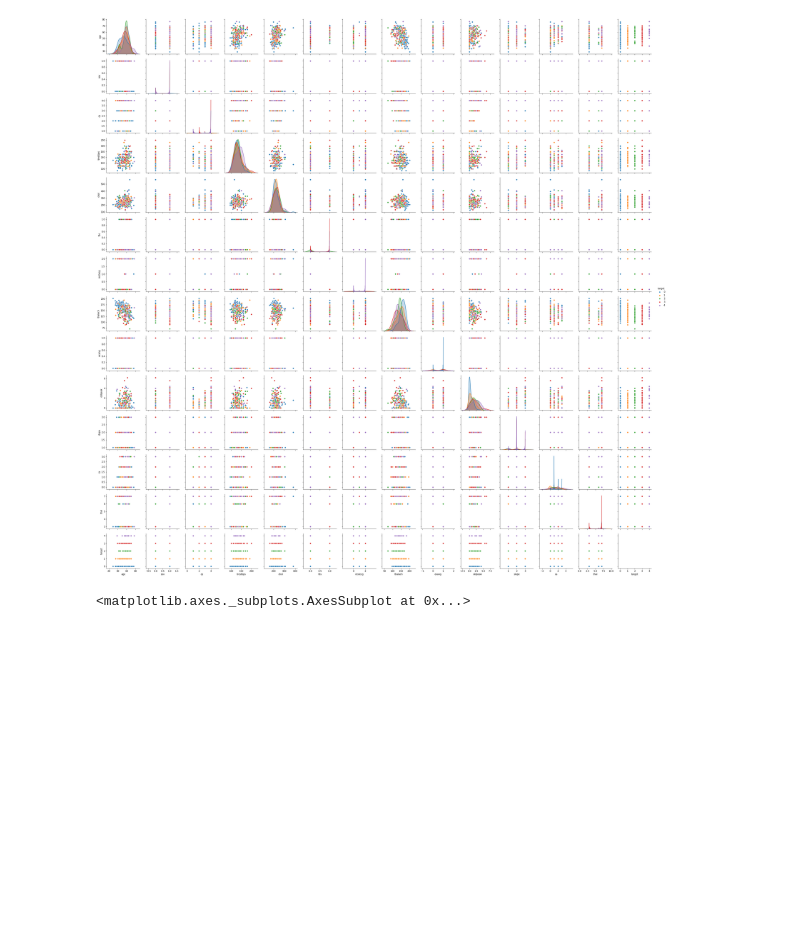
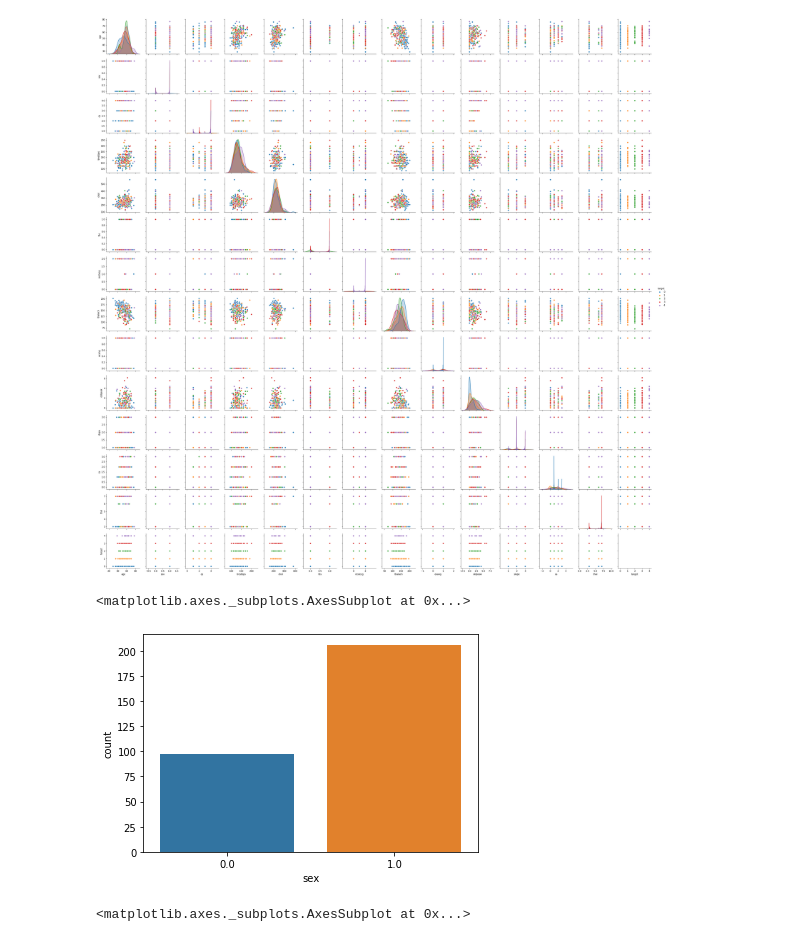
Before and after one commit to avi1220/ML_2020, a Jupyter notebook: project_5.ipynb, the cells around one changed output. Drawn from its saved outputs; the diff is of its cells as text; code cells hidden in the pictures; blank space fills up the shorter version.

```diff
--- a/project_5.ipynb
+++ b/project_5.ipynb
@@ -83,6 +84,11 @@ sns.pairplot(heart, hue = 'target')
 # %% [output]
 <seaborn.axisgrid.PairGrid at 0x...>
 [figure]
+# %%
+sns.countplot(heart['sex'])
+# %% [output]
+<matplotlib.axes._subplots.AxesSubplot at 0x...>
+[figure, added]
 # %%
 sns.countplot(heart['target'])
 # %% [output]
```
Also changed, not shown: parts of 18 cells of this notebook.
